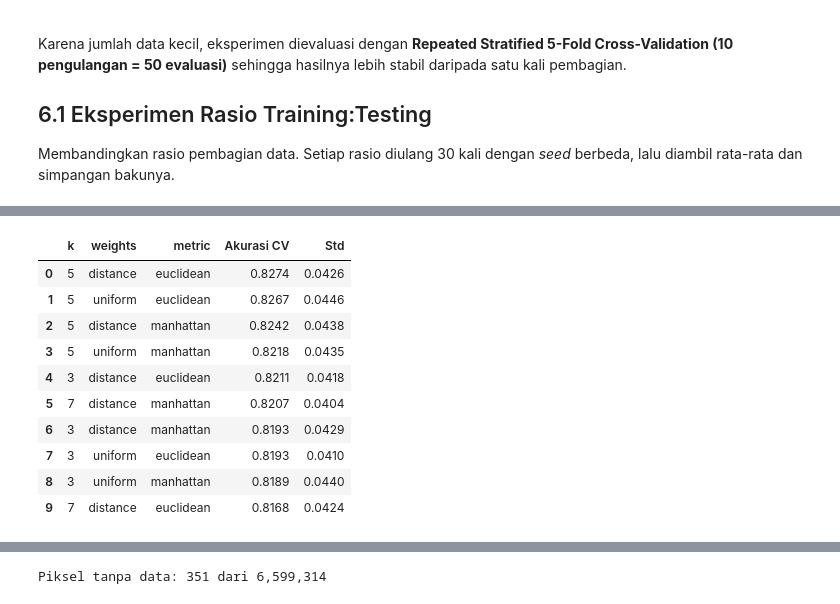
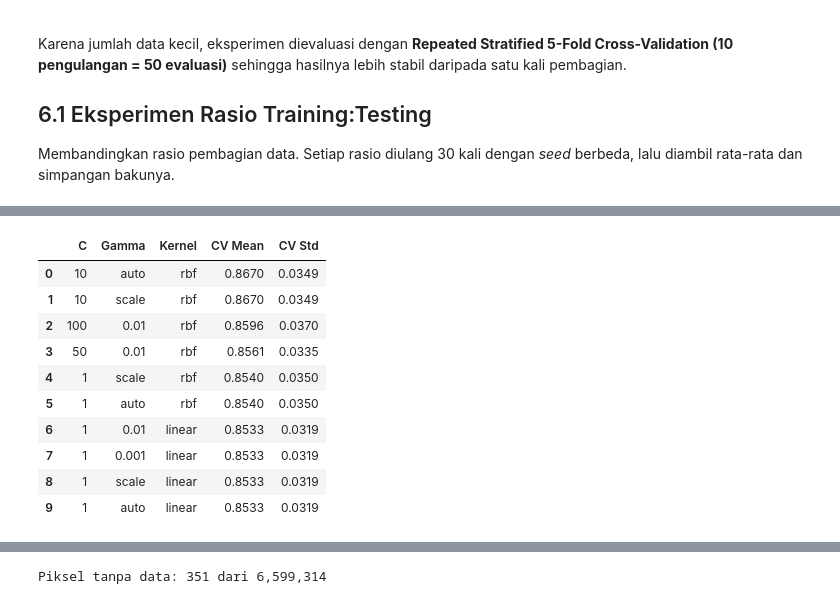
Before and after one commit to Okansyailendra/PSD, a Jupyter notebook: _sources/klasifikasi_jawa_timur/klasifikasi_jawa_timur_sentinel2a.ipynb, the cells around one changed output, grey strips where cells are left out. Drawn from its saved outputs; the diff is of its cells as text; code cells hidden in the pictures.

```diff
--- a/_sources/klasifikasi_jawa_timur/klasifikasi_jawa_timur_sentinel2a.ipynb
+++ b/_sources/klasifikasi_jawa_timur/klasifikasi_jawa_timur_sentinel2a.ipynb
@@ -674,15 +664,17 @@ for ts in [0.10, 0.20, 0.30, 0.40]:
             X, y, test_size=ts, stratify=y, random_state=SEED + r)
         m = Pipeline([
             ("scaler", StandardScaler()),
-            ("knn", KNeighborsClassifier(n_neighbors=5, weights="distance"))
+            ("svm", SVC(kernel="rbf", C=10, gamma="scale", random_state=SEED))
         ]).fit(X_tr, y_tr)
         skor.append(accuracy_score(y_te, m.predict(X_te)))
     hasil_rasio.append({
         "Rasio train:test": f"{int((1-ts)*100)}:{int(ts*100)}",
-        "Ukuran test": ts,
         "Akurasi rata-rata": np.mean(skor),
-        "Std": np.std(skor),
+        "Std":               np.std(skor),
     })
+
 tab_rasio = pd.DataFrame(hasil_rasio)
-display(tab_rasio.round(4))
+tab_rasio["Akurasi rata-rata"] = tab_rasio["Akurasi rata-rata"].map("{:.4f}".format)
+tab_rasio["Std"]               = tab_rasio["Std"].map("{:.4f}".format)
+display(tab_rasio)
 # %% [output]
@@ -739,50 +739,41 @@ Hyperparameter terbaik dicari menggunakan *Grid Search* dengan validasi silang b
 # %%
+from sklearn.svm import SVC
+
 param_grid = {
-    "knn__n_neighbors": [1, 3, 5, 7, 9, 11, 15],
-    "knn__weights": ["uniform", "distance"],
-    "knn__metric": ["euclidean", "manhattan"]
+    "svm__C":     [1, 10, 50, 100],
+    "svm__gamma": ["scale", "auto", 0.01, 0.001],
+    "svm__kernel": ["rbf", "linear"]
 }
 pip_grid = Pipeline([
     ("scaler", StandardScaler()),
-    ("knn", KNeighborsClassifier())
+    ("svm", SVC(probability=True, random_state=SEED))
 ])
-grid = GridSearchCV(pip_grid, param_grid, cv=cv, scoring="accuracy", n_jobs=-1)
+grid = GridSearchCV(pip_grid, param_grid, cv=cv, scoring="accuracy", n_jobs=-1, verbose=0)
 grid.fit(df[FITUR_FINAL], y)
 
-tab_knn = pd.DataFrame(grid.cv_results_)[["param_knn__n_neighbors", "param_knn__weights", "param_knn__metric", "mean_test_score", "std_test_score"]]
-tab_knn = tab_knn.rename(columns={
-    "param_knn__n_neighbors": "k",
-    "param_knn__weights": "weights",
-    "param_knn__metric": "metric",
-    "mean_test_score": "Akurasi CV",
-    "std_test_score": "Std"
-}).sort_values("Akurasi CV", ascending=False).reset_index(drop=True)
-display(tab_knn.head(10).round(4))
+tab_svm = pd.DataFrame(grid.cv_results_)[[
+    "param_svm__C", "param_svm__gamma", "param_svm__kernel",
+    "mean_test_score", "std_test_score"
+]].sort_values("mean_test_score", ascending=False).head(10).reset_index(drop=True)
+tab_svm.columns = ["C", "Gamma", "Kernel", "CV Mean", "CV Std"]
+tab_svm["CV Mean"] = tab_svm["CV Mean"].map("{:.4f}".format)
+tab_svm["CV Std"]  = tab_svm["CV Std"].map("{:.4f}".format)
+display(tab_svm)
 
-BEST_K       = grid.best_params_["knn__n_neighbors"]
-BEST_WEIGHTS = grid.best_params_["knn__weights"]
-BEST_METRIC  = grid.best_params_["knn__metric"]
-print(f"Hyperparameter terbaik: k={BEST_K}, weights='{BEST_WEIGHTS}', metric='{BEST_METRIC}' | Akurasi CV: {grid.best_score_:.4f}")
-
-# Visualisasi pengaruh k terhadap akurasi untuk bobot dan metrik terbaik
-res_df = pd.DataFrame(grid.cv_results_)
-sub_res = res_df[(res_df["param_knn__weights"] == BEST_WEIGHTS) &
-                 (res_df["param_knn__metric"] == BEST_METRIC)].sort_values("param_knn__n_neighbors")
-
-plt.figure(figsize=(7, 4))
-plt.plot(sub_res["param_knn__n_neighbors"].astype(int), sub_res["mean_test_score"], marker="o", color="#2E7D32")
-plt.xlabel("Jumlah Tetangga (k)"); plt.ylabel("Akurasi CV"); plt.grid(alpha=0.3)
-plt.title(f"Pengaruh Nilai k terhadap Akurasi (weights='{BEST_WEIGHTS}', metric='{BEST_METRIC}')")
-plt.tight_layout(); plt.show()
+BEST_C      = grid.best_params_["svm__C"]
+BEST_GAMMA  = grid.best_params_["svm__gamma"]
+BEST_KERNEL = grid.best_params_["svm__kernel"]
+print(f"\nHyperparameter terbaik: C={BEST_C}, gamma={BEST_GAMMA}, kernel={BEST_KERNEL}")
+print(f"CV Accuracy terbaik   : {grid.best_score_:.4f}")
 # %% [output]
-|  | k | weights | metric | Akurasi CV | Std |
-| 0 | 5 | distance | euclidean | 0.8274 | 0.0426 |
-| 1 | 5 | uniform | euclidean | 0.8267 | 0.0446 |
-| 2 | 5 | distance | manhattan | 0.8242 | 0.0438 |
-| 3 | 5 | uniform | manhattan | 0.8218 | 0.0435 |
-| 4 | 3 | distance | euclidean | 0.8211 | 0.0418 |
-| 5 | 7 | distance | manhattan | 0.8207 | 0.0404 |
-| 6 | 3 | distance | manhattan | 0.8193 | 0.0429 |
-| 7 | 3 | uniform | euclidean | 0.8193 | 0.0410 |
-| 8 | 3 | uniform | manhattan | 0.8189 | 0.0440 |
-| 9 | 7 | distance | euclidean | 0.8168 | 0.0424 |
+|  | C | Gamma | Kernel | CV Mean | CV Std |
+| 0 | 10 | auto | rbf | 0.8670 | 0.0349 |
+| 1 | 10 | scale | rbf | 0.8670 | 0.0349 |
+| 2 | 100 | 0.01 | rbf | 0.8596 | 0.0370 |
+| 3 | 50 | 0.01 | rbf | 0.8561 | 0.0335 |
+| 4 | 1 | scale | rbf | 0.8540 | 0.0350 |
+| 5 | 1 | auto | rbf | 0.8540 | 0.0350 |
+| 6 | 1 | 0.01 | linear | 0.8533 | 0.0319 |
+| 7 | 1 | 0.001 | linear | 0.8533 | 0.0319 |
+| 8 | 1 | scale | linear | 0.8533 | 0.0319 |
+| 9 | 1 | auto | linear | 0.8533 | 0.0319 |
```
Also changed, not shown: parts of 20 cells of this notebook, 3 other files.
